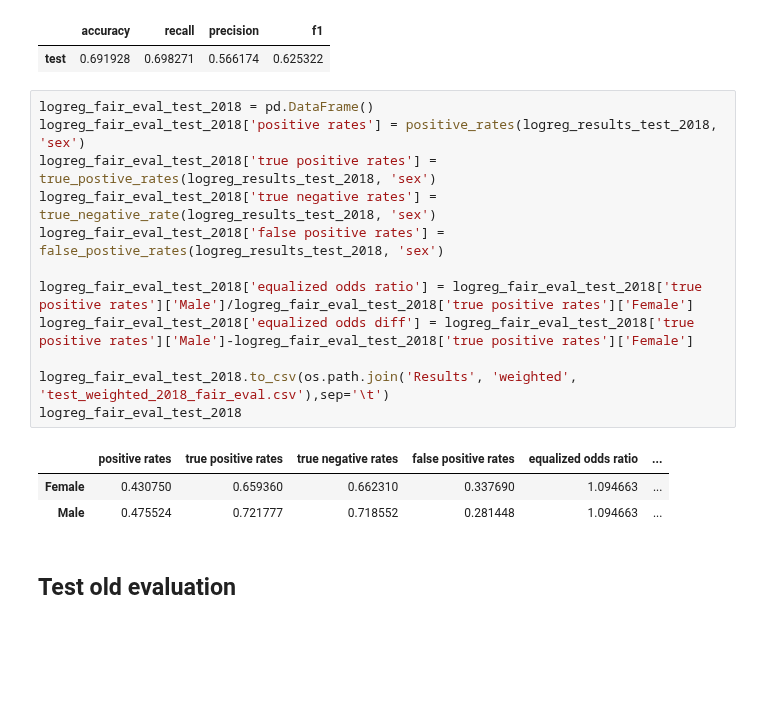
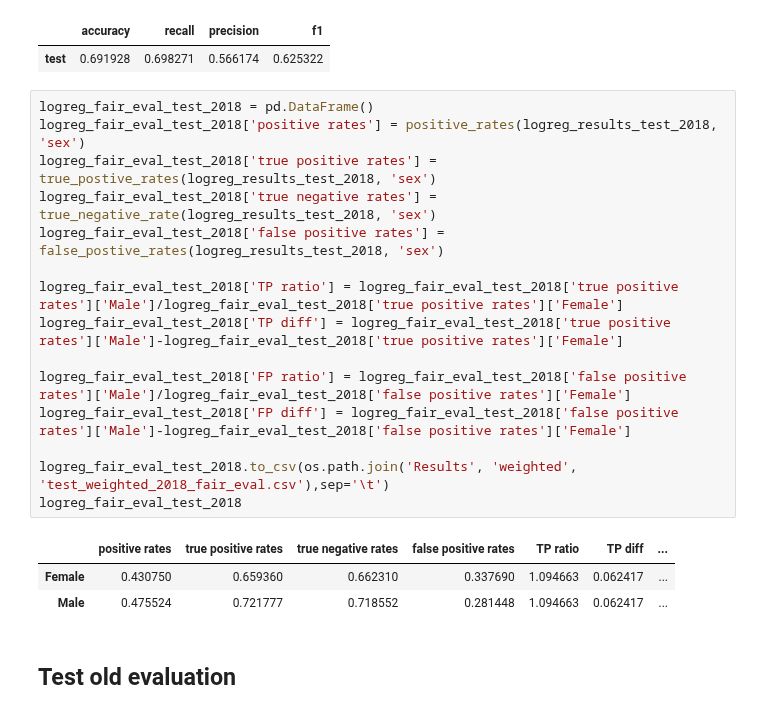
Before and after one commit to JipSchoneveld/HCML_project, a Jupyter notebook: reweigh_train.ipynb, the cells around one changed output. Cells and saved outputs as stored; diff of their text form; blank space fills up the shorter version.

```diff
--- a/reweigh_train.ipynb
+++ b/reweigh_train.ipynb
@@ -190,19 +190,22 @@ logreg_eval_test_2018
 # %%
 logreg_fair_eval_test_2018 = pd.DataFrame()
 logreg_fair_eval_test_2018['positive rates'] = positive_rates(logreg_results_test_2018, 'sex')
 logreg_fair_eval_test_2018['true positive rates'] = true_postive_rates(logreg_results_test_2018, 'sex')
 logreg_fair_eval_test_2018['true negative rates'] = true_negative_rate(logreg_results_test_2018, 'sex')
 logreg_fair_eval_test_2018['false positive rates'] = false_postive_rates(logreg_results_test_2018, 'sex')
 
-logreg_fair_eval_test_2018['equalized odds ratio'] = logreg_fair_eval_test_2018['true positive rates']['Male']/logreg_fair_eval_test_2018['true positive rates']['Female']
-logreg_fair_eval_test_2018['equalized odds diff'] = logreg_fair_eval_test_2018['true positive rates']['Male']-logreg_fair_eval_test_2018['true positive rates']['Female']
+logreg_fair_eval_test_2018['TP ratio'] = logreg_fair_eval_test_2018['true positive rates']['Male']/logreg_fair_eval_test_2018['true positive rates']['Female']
+logreg_fair_eval_test_2018['TP diff'] = logreg_fair_eval_test_2018['true positive rates']['Male']-logreg_fair_eval_test_2018['true positive rates']['Female']
+
+logreg_fair_eval_test_2018['FP ratio'] = logreg_fair_eval_test_2018['false positive rates']['Male']/logreg_fair_eval_test_2018['false positive rates']['Female']
+logreg_fair_eval_test_2018['FP diff'] = logreg_fair_eval_test_2018['false positive rates']['Male']-logreg_fair_eval_test_2018['false positive rates']['Female']
 
 logreg_fair_eval_test_2018.to_csv(os.path.join('Results', 'weighted', 'test_weighted_2018_fair_eval.csv'),sep='\t')
 logreg_fair_eval_test_2018
 # %% [output]
-|  | positive rates | true positive rates | true negative rates | false positive rates | equalized odds ratio | ... |
-| Female | 0.430750 | 0.659360 | 0.662310 | 0.337690 | 1.094663 | ... |
-| Male | 0.475524 | 0.721777 | 0.718552 | 0.281448 | 1.094663 | ... |
+|  | positive rates | true positive rates | true negative rates | false positive rates | TP ratio | TP diff | ... |
+| Female | 0.430750 | 0.659360 | 0.662310 | 0.337690 | 1.094663 | 0.062417 | ... |
+| Male | 0.475524 | 0.721777 | 0.718552 | 0.281448 | 1.094663 | 0.062417 | ... |
 # %% [markdown]
 ## Test old evaluation
 # %%
```
Also changed, not shown: parts of 4 cells of this notebook, 7 other files.
